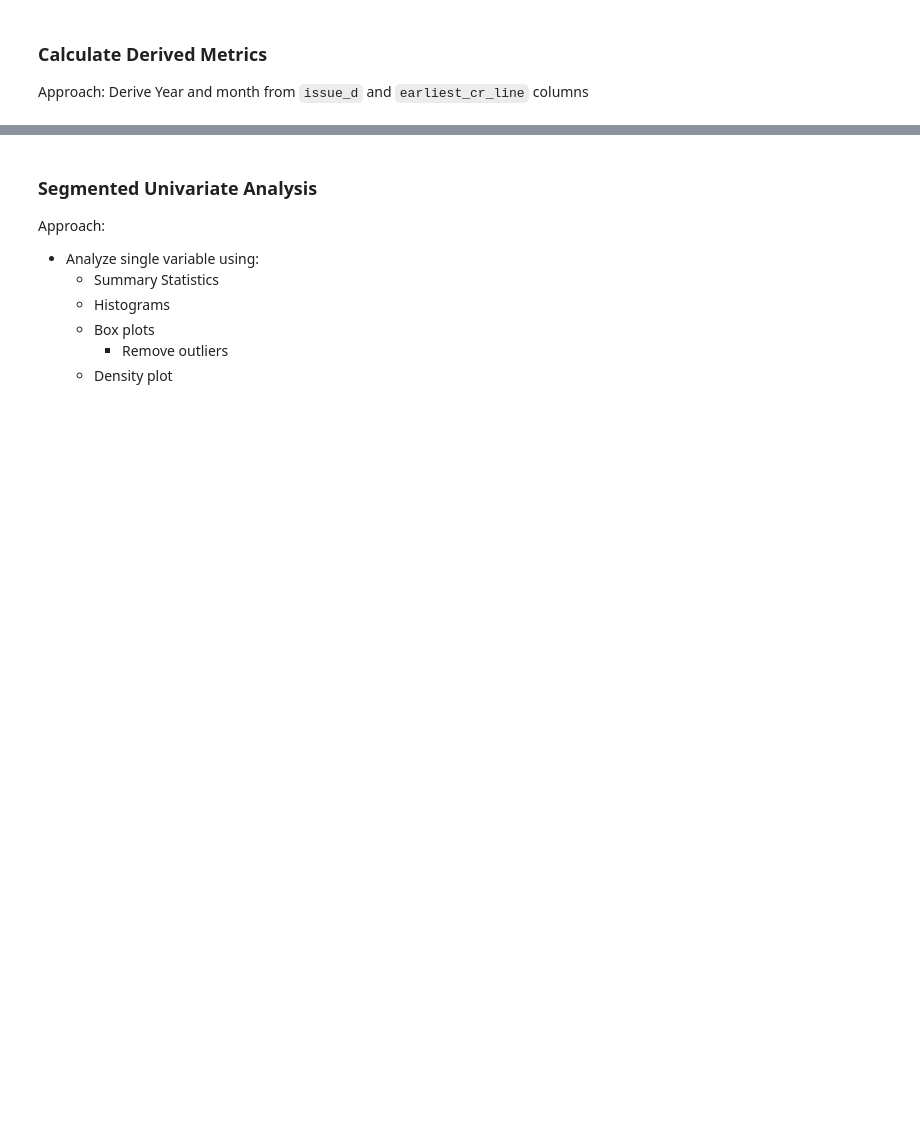
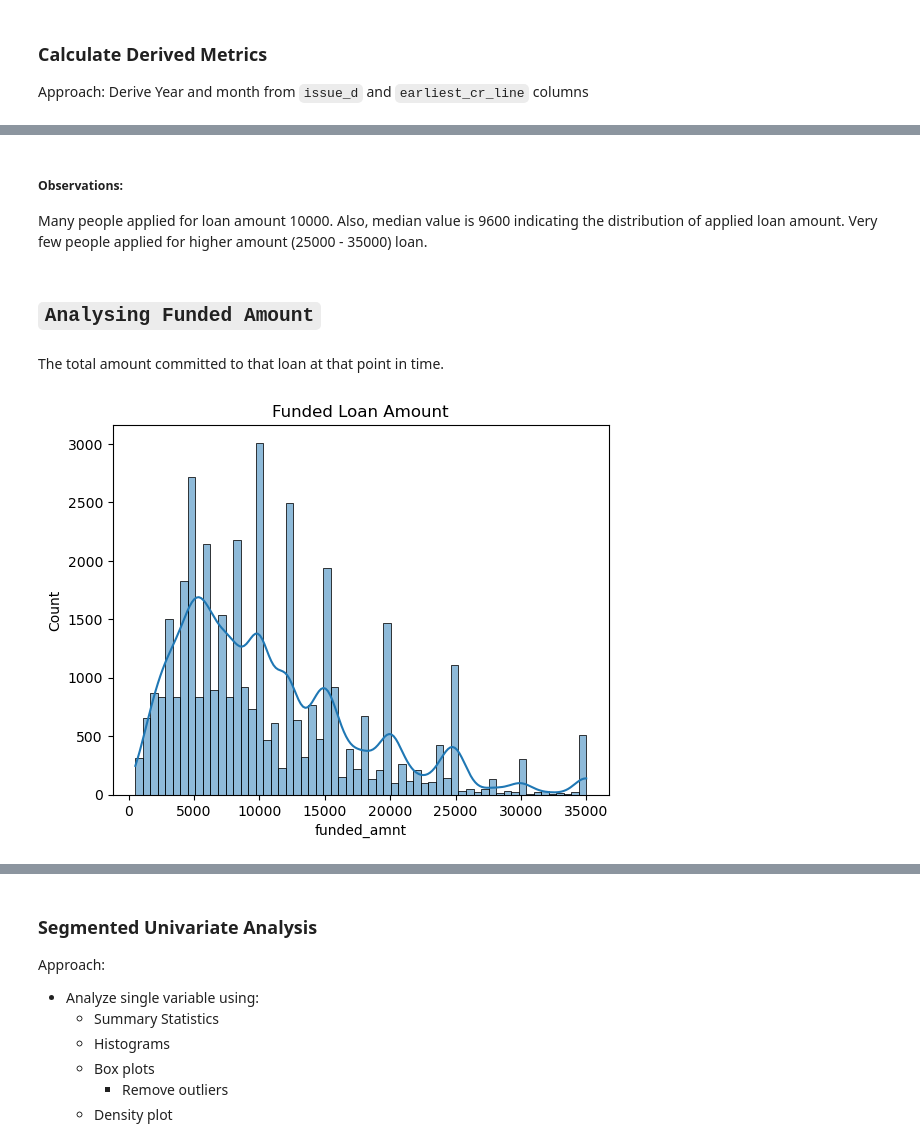
Before and after one commit to nigamreetesh84/LendingClubCasseStudy, a Jupyter notebook: Reetesh_Nigam.ipynb, the cells around one changed output, grey strips where cells are left out. Cells and saved outputs as stored; diff of their text form; code cells hidden in the pictures; blank space fills up the shorter version.

```diff
--- a/Reetesh_Nigam.ipynb
+++ b/Reetesh_Nigam.ipynb
@@ -388,0 +457,15 @@ Approach: Analyze single variable using:
+# %% [markdown]
+##### Observations:
+Many people applied for loan amount 10000. Also, median value is 9600 indicating the distribution of applied loan amount.
+Very few people applied for higher amount (25000 - 35000) loan.
+# %% [markdown]
+## `Analysing Funded Amount`
+# %% [markdown]
+The total amount committed to that loan at that point in time.
+# %%
+## Distribution plot
+sns.histplot(filtered_data['funded_amnt'], kde=True)
+plt.title('Funded Loan Amount')
+plt.show()
+# %% [output]
+[figure, added]
```
Also changed, not shown: parts of 80 cells of this notebook, 1 other file.
